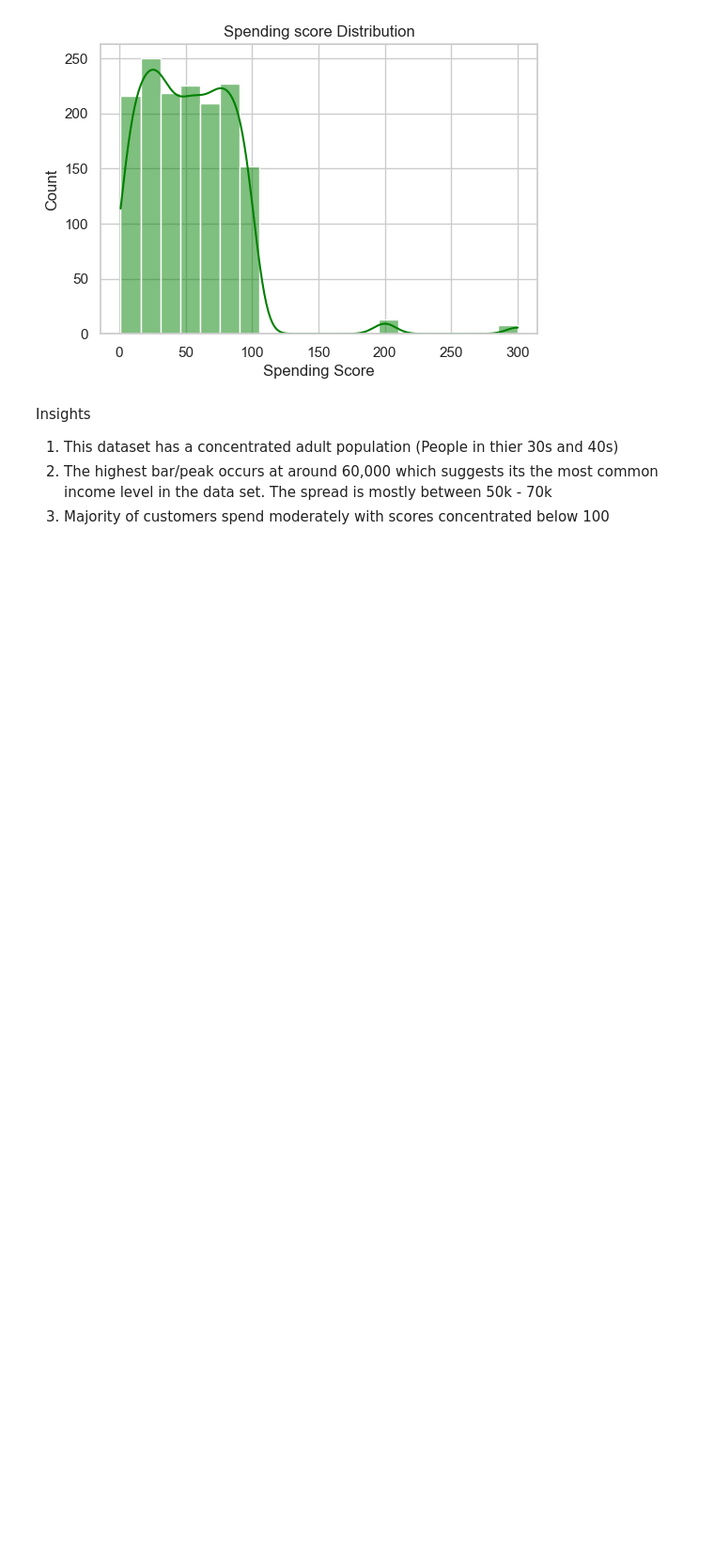
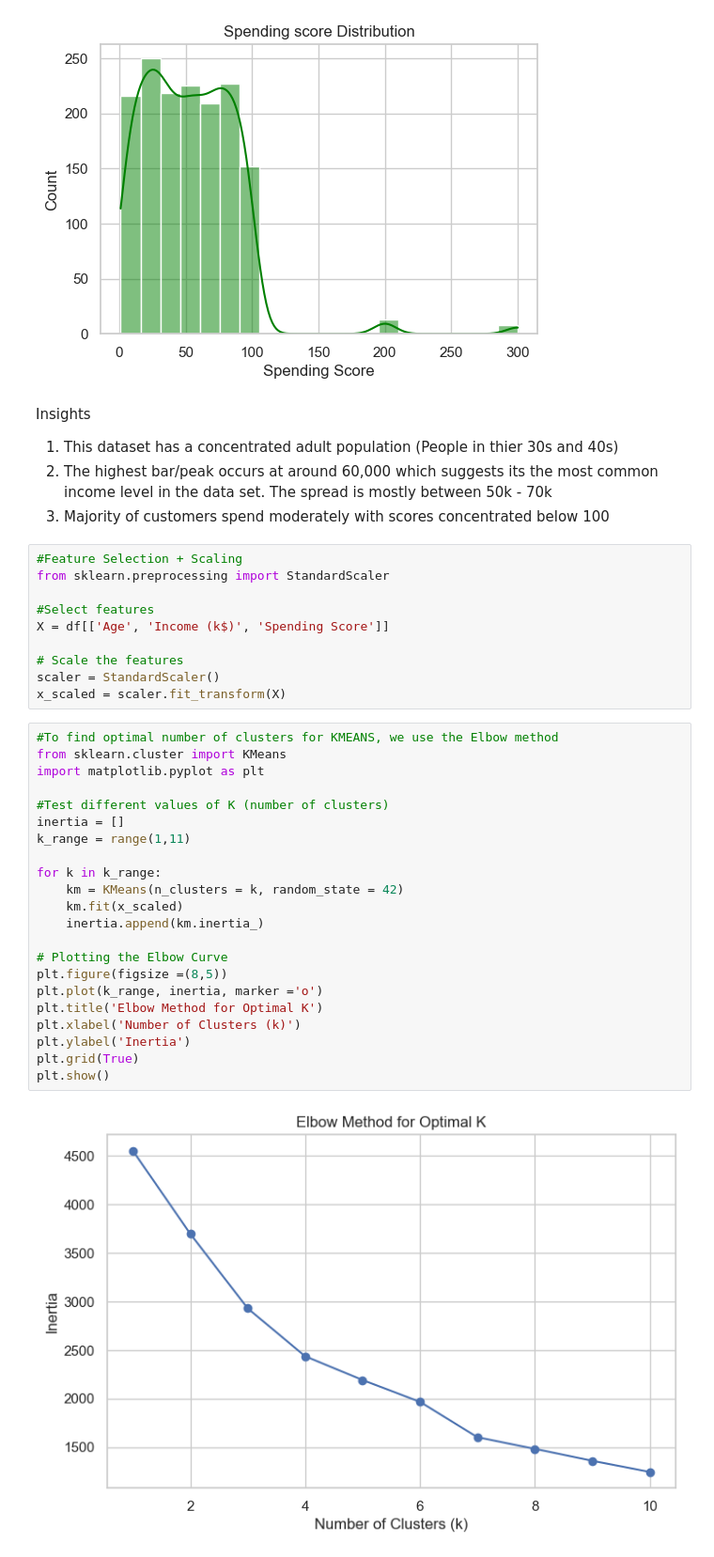
Before and after one commit to shivan-kigenyi/Customer-Segmentation-Using-Clustering, a Jupyter notebook: Analysis.ipynb, the cells around one changed output. Shown at 94% size. Saved outputs shown, nothing was run; the diff lists cells and outputs as text; blank space fills up the shorter version.

```diff
--- a/Analysis.ipynb
+++ b/Analysis.ipynb
@@ -253,3 +253,37 @@ Insights
 1. This dataset has a concentrated adult population (People in thier 30s and 40s)
 2. The highest bar/peak occurs at around 60,000 which suggests its the most common income level in the data set. The spread is mostly between 50k - 70k
 3. Majority of customers spend moderately with scores concentrated below 100
+# %%
+#Feature Selection + Scaling
+from sklearn.preprocessing import StandardScaler
+
+#Select features
+X = df[['Age', 'Income (k$)', 'Spending Score']]
+
+# Scale the features
+scaler = StandardScaler()
+x_scaled = scaler.fit_transform(X)
+# %%
+#To find optimal number of clusters for KMEANS, we use the Elbow method
+from sklearn.cluster import KMeans
+import matplotlib.pyplot as plt
+
+#Test different values of K (number of clusters)
+inertia = []
+k_range = range(1,11)
+
+for k in k_range:
+    km = KMeans(n_clusters = k, random_state = 42)
+    km.fit(x_scaled)
+    inertia.append(km.inertia_)
+
+# Plotting the Elbow Curve
+plt.figure(figsize =(8,5))
+plt.plot(k_range, inertia, marker ='o')
+plt.title('Elbow Method for Optimal K')
+plt.xlabel('Number of Clusters (k)')
+plt.ylabel('Inertia')
+plt.grid(True)
+plt.show()
+# %% [output]
+[figure, added]
```
Also changed, not shown: parts of 5 cells of this notebook, 1 other file.
